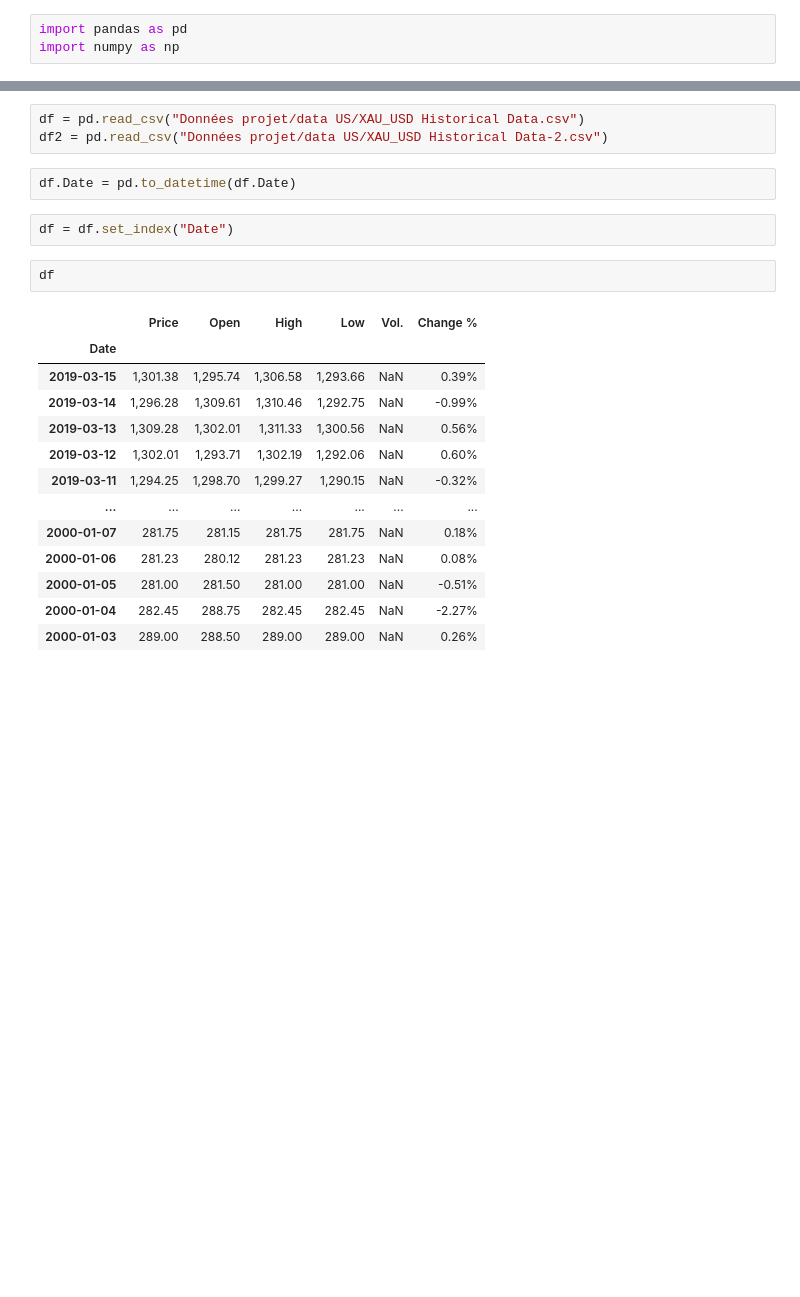
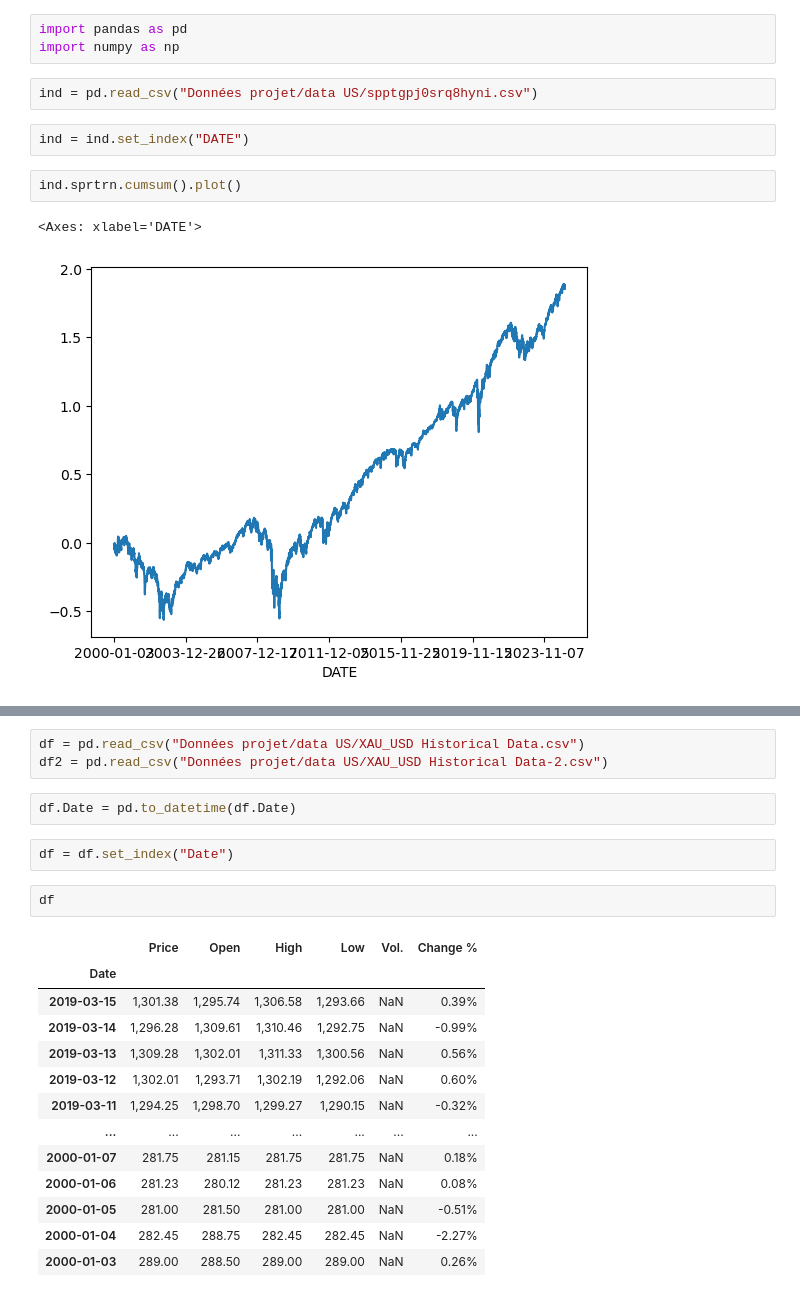
Before and after one commit to jeanlouvaleau/ML-for-trading-project, a Jupyter notebook: gold_prices.ipynb, the cells around one changed output, grey strips where cells are left out. Cells and saved outputs as stored; diff of their text form; blank space fills up the shorter version.

```diff
--- a/gold_prices.ipynb
+++ b/gold_prices.ipynb
@@ -1,3 +1,12 @@
 # %%
 import pandas as pd
 import numpy as np
+# %%
+ind = pd.read_csv("Données projet/data US/spptgpj0srq8hyni.csv")
+# %%
+ind = ind.set_index("DATE")
+# %%
+ind.sprtrn.cumsum().plot()
+# %% [output]
+<Axes: xlabel='DATE'>
+[figure, added]
```
Also changed, not shown: parts of 7 cells of this notebook, 1 other file.
